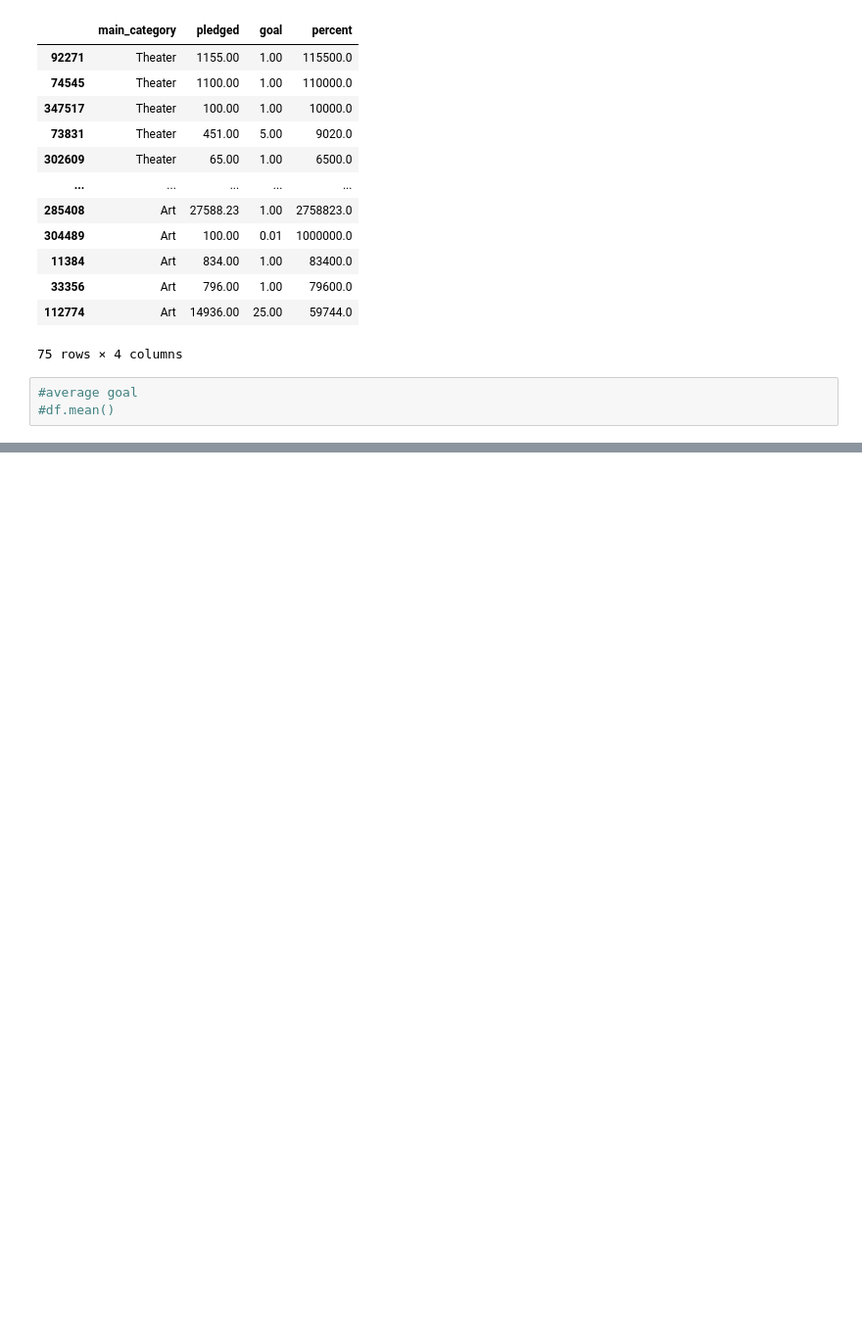
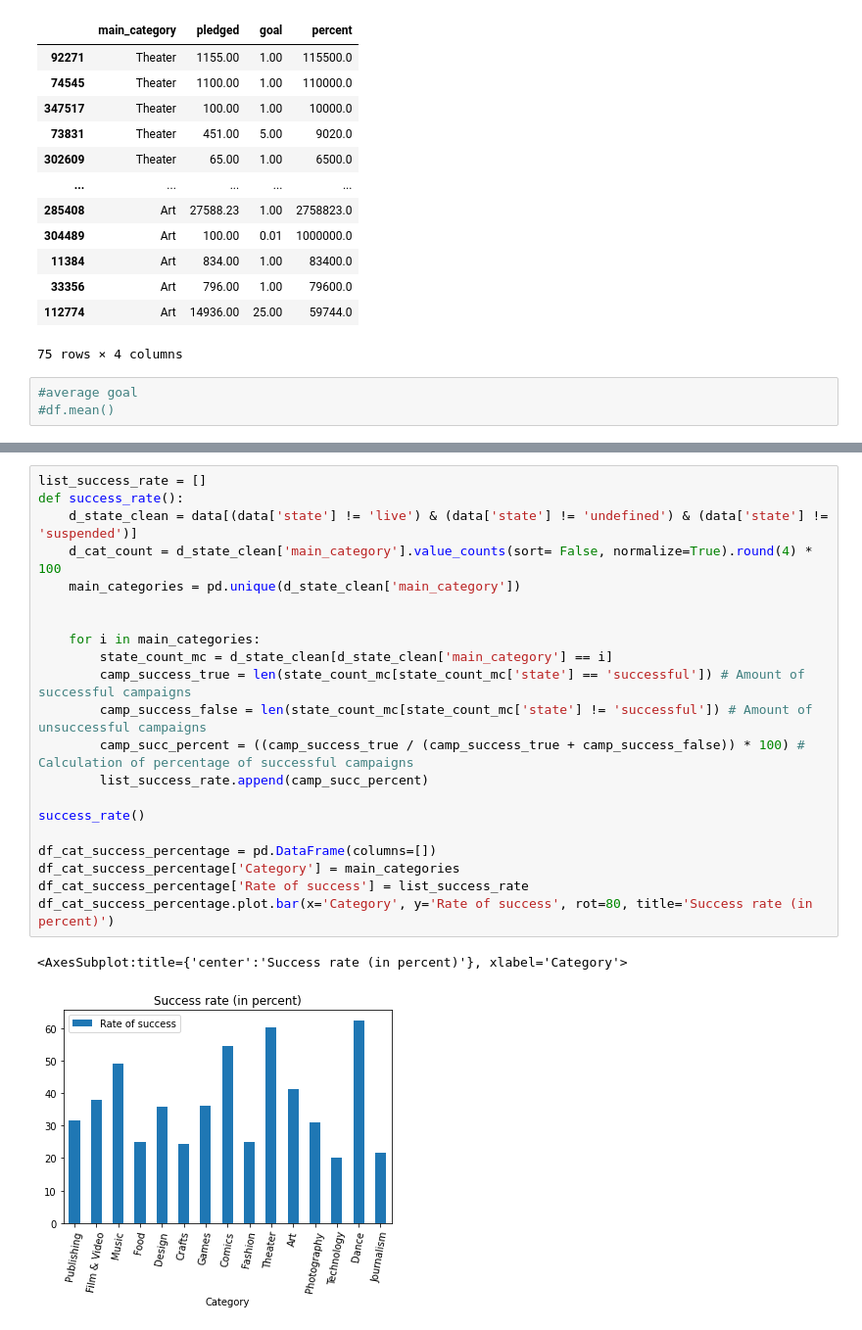
Before and after one commit to kevinkrips/DBUAS, a Jupyter notebook: ads-01-homework/main.ipynb, the cells around one changed output, grey strips where cells are left out. Shown at 98% size. Cells and saved outputs as stored; diff of their text form; blank space fills up the shorter version.

```diff
--- a/ads-01-homework/main.ipynb
+++ b/ads-01-homework/main.ipynb
@@ -129,3 +70,27 @@ Journalism 22
+# %%
+list_success_rate = []
+def success_rate():
+    d_state_clean = data[(data['state'] != 'live') & (data['state'] != 'undefined') & (data['state'] != 'suspended')]
+    d_cat_count = d_state_clean['main_category'].value_counts(sort= False, normalize=True).round(4) * 100
+    main_categories = pd.unique(d_state_clean['main_category'])
+
+
+    for i in main_categories:
+        state_count_mc = d_state_clean[d_state_clean['main_category'] == i]
+        camp_success_true = len(state_count_mc[state_count_mc['state'] == 'successful']) # Amount of successful campaigns
+        camp_success_false = len(state_count_mc[state_count_mc['state'] != 'successful']) # Amount of unsuccessful campaigns
+        camp_succ_percent = ((camp_success_true / (camp_success_true + camp_success_false)) * 100) # Calculation of percentage of successful campaigns
+        list_success_rate.append(camp_succ_percent)
+
+success_rate()
+
+df_cat_success_percentage = pd.DataFrame(columns=[])
+df_cat_success_percentage['Category'] = main_categories
+df_cat_success_percentage['Rate of success'] = list_success_rate
+df_cat_success_percentage.plot.bar(x='Category', y='Rate of success', rot=80, title='Success rate (in percent)')
+# %% [output]
+<AxesSubplot:title={'center':'Success rate (in percent)'}, xlabel='Category'>
+[figure, added]
 # %%
 d_state_total = data[(data['state'] != 'live') & (data['state'] != 'undefined') & (data['state'] != 'suspended')]
 
```
Also changed, not shown: parts of 8 cells of this notebook.
